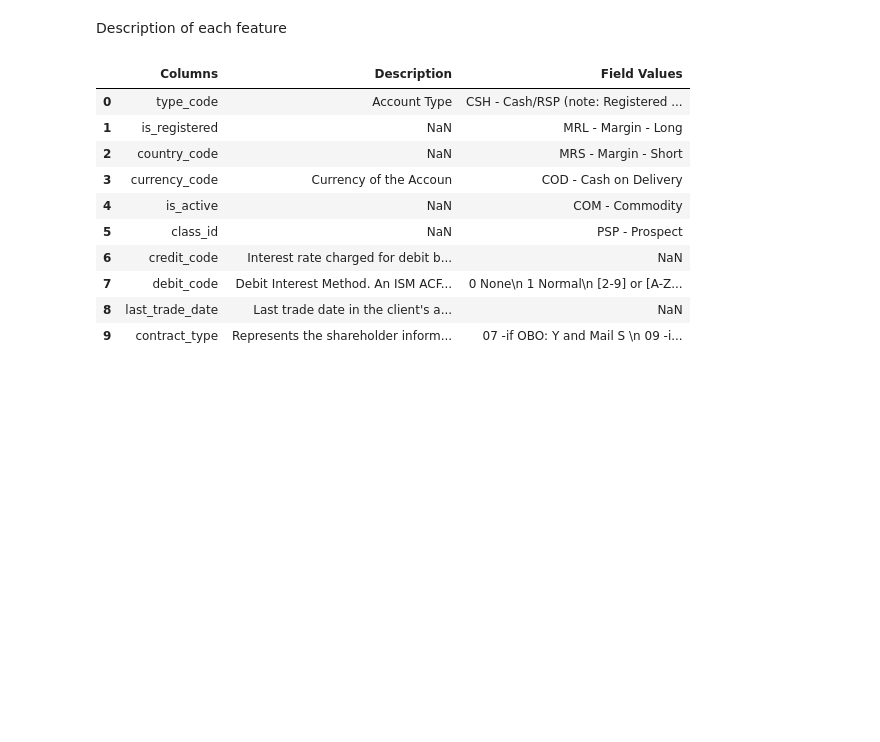
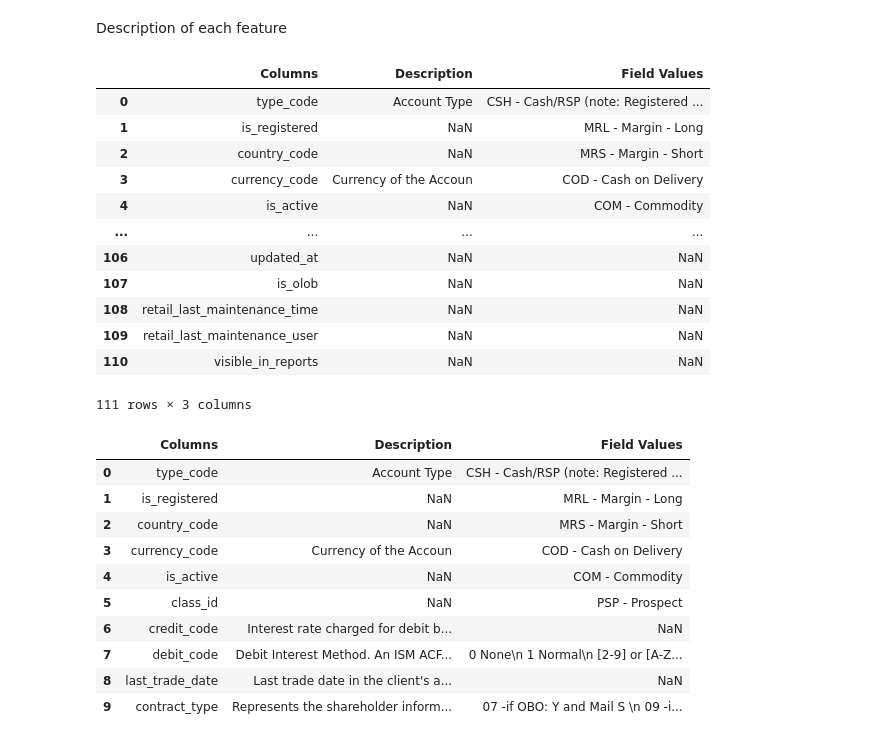
Before and after one commit to noahnguyen2004/Network-Science-Approach-on-Customer-Churn, a Jupyter notebook: customer-churn-classification.ipynb, the cells around one changed output. Drawn from its saved outputs; the diff is of its cells as text; code cells hidden in the pictures; blank space fills up the shorter version.

```diff
--- a/customer-churn-classification.ipynb
+++ b/customer-churn-classification.ipynb
@@ -89,6 +89,22 @@ data_info_copy = data_info[:]
 ## Data Processing
 # %% [markdown]
 Description of each feature
+# %%
+data_info_copy
+# %% [output]
+|  | Columns | Description | Field Values |
+| 0 | type_code | Account Type | CSH - Cash/RSP (note: Registered ... |
+| 1 | is_registered | NaN | MRL - Margin - Long |
+| 2 | country_code | NaN | MRS - Margin - Short |
+| 3 | currency_code | Currency of the Accoun | COD - Cash on Delivery |
+| 4 | is_active | NaN | COM - Commodity |
+| ... | ... | ... | ... |
+| 106 | updated_at | NaN | NaN |
+| 107 | is_olob | NaN | NaN |
+| 108 | retail_last_maintenance_time | NaN | NaN |
+| 109 | retail_last_maintenance_user | NaN | NaN |
+| 110 | visible_in_reports | NaN | NaN |
+111 rows × 3 columns
 # %%
 data_info_copy.head(10)
 # %% [output]
```
Also changed, not shown: parts of 11 cells of this notebook.
